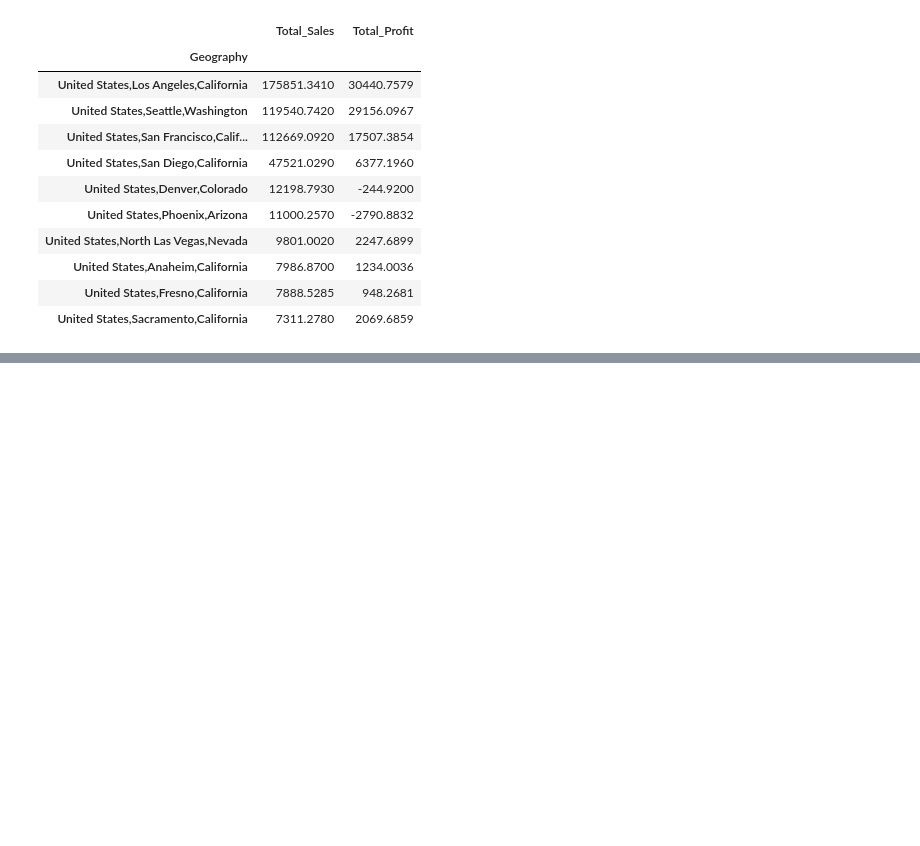
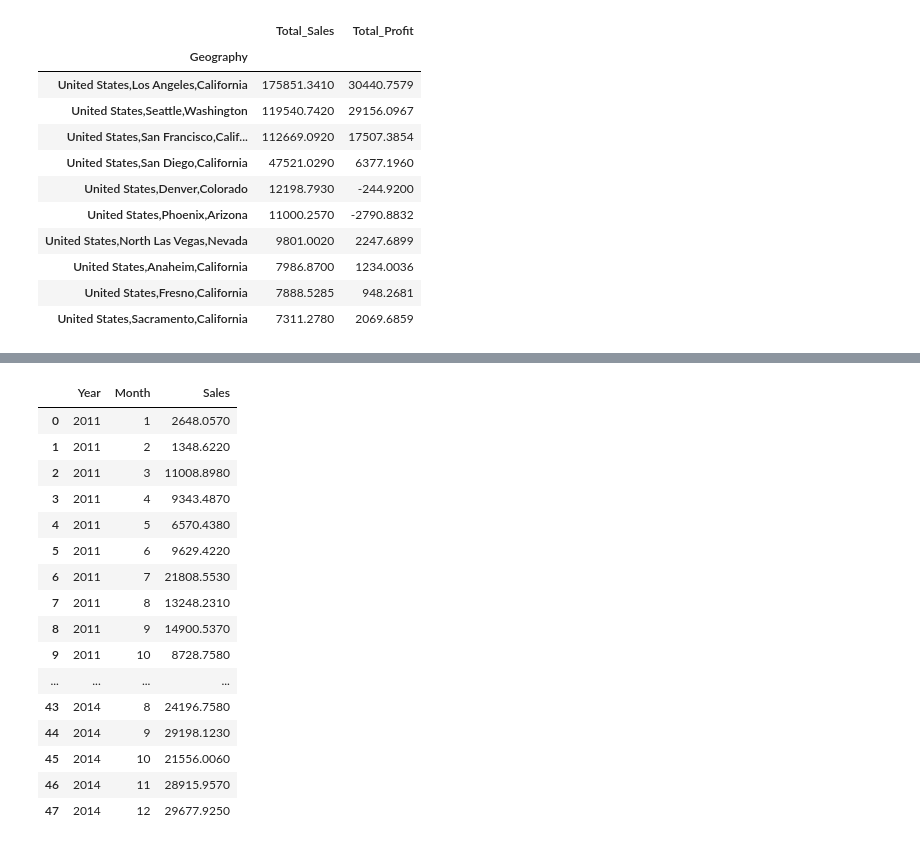
Before and after one commit to Mariam732/Retail-sales-analysis, a Jupyter notebook: notebooks/RetailSalesAnalysisV01.ipynb, the cells around one changed output, grey strips where cells are left out. Drawn from its saved outputs; the diff is of its cells as text; code cells hidden in the pictures; blank space fills up the shorter version.

```diff
--- a/notebooks/RetailSalesAnalysisV01.ipynb
+++ b/notebooks/RetailSalesAnalysisV01.ipynb
@@ -611,0 +661,38 @@ display(top_10_sales)
+# %%
+# ==========================================
+#  Calculate Monthly Sales
+# ==========================================
+
+# Group sales records by year and month
+# Calculate the total sales for each month
+monthly_sales = (
+    df_cleann.groupby(["Year", "Month"])["Sales"]
+    .sum()
+    .reset_index()
+)
+
+# Sort monthly sales chronologically
+monthly_sales = monthly_sales.sort_values(
+    by=["Year", "Month"]
+)
+
+# Display monthly sales performance
+display(monthly_sales)
+# %% [output]
+|  | Year | Month | Sales |
+| 0 | 2011 | 1 | 2648.0570 |
+| 1 | 2011 | 2 | 1348.6220 |
+| 2 | 2011 | 3 | 11008.8980 |
+| 3 | 2011 | 4 | 9343.4870 |
+| 4 | 2011 | 5 | 6570.4380 |
+| 5 | 2011 | 6 | 9629.4220 |
+| 6 | 2011 | 7 | 21808.5530 |
+| 7 | 2011 | 8 | 13248.2310 |
+| 8 | 2011 | 9 | 14900.5370 |
+| 9 | 2011 | 10 | 8728.7580 |
+| ... | ... | ... | ... |
+| 43 | 2014 | 8 | 24196.7580 |
+| 44 | 2014 | 9 | 29198.1230 |
+| 45 | 2014 | 10 | 21556.0060 |
+| 46 | 2014 | 11 | 28915.9570 |
+| 47 | 2014 | 12 | 29677.9250 |
```
Also changed, not shown: parts of 19 cells of this notebook.
